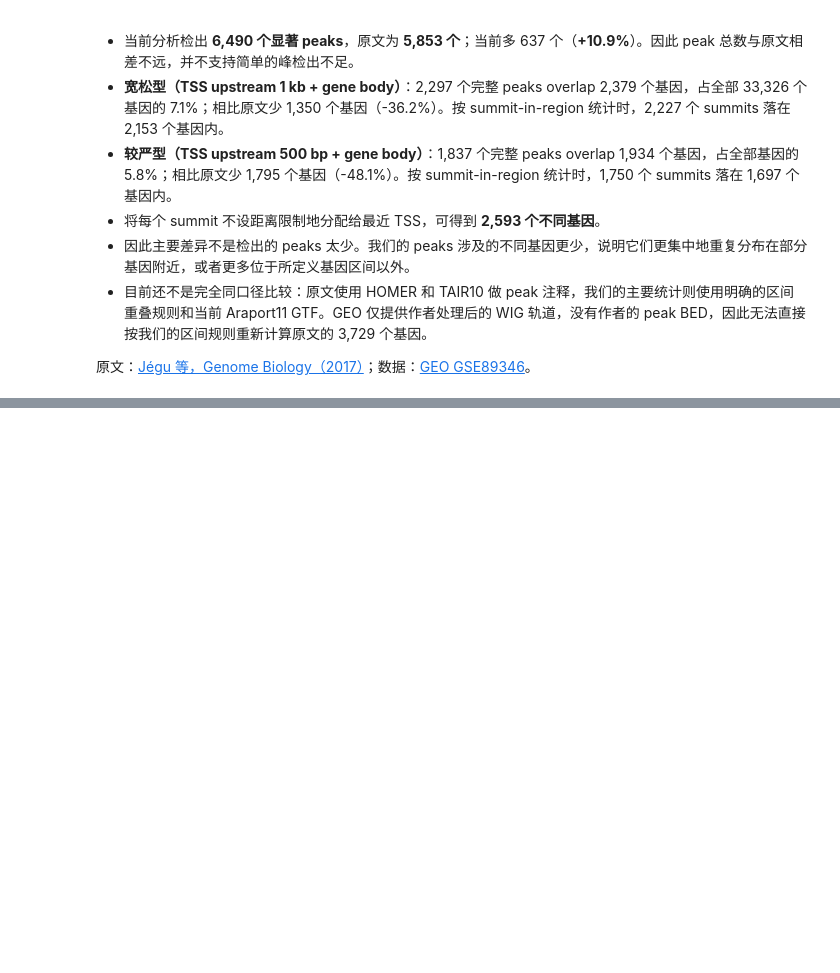
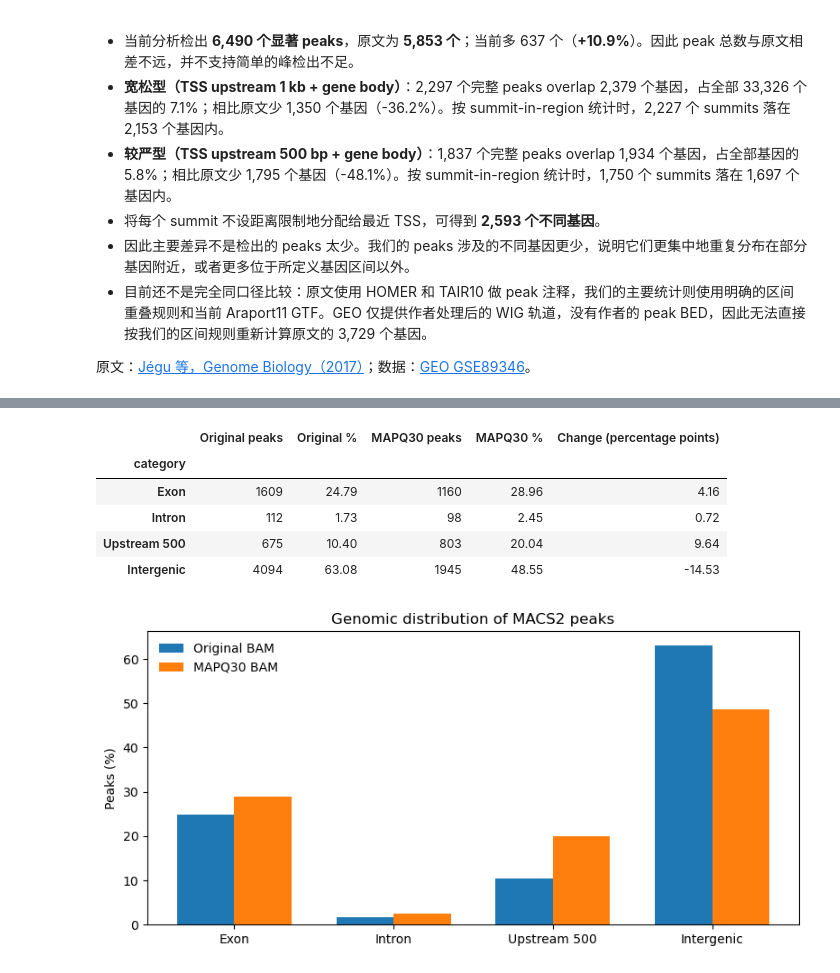
Before and after one commit to pengyfCR7/BAF60_ChIPseq_downstream_analyse_notebooks, a Jupyter notebook: inspect_BAF60_matrix.ipynb, the cells around one changed output, grey strips where cells are left out. Saved outputs shown, nothing was run; the diff lists cells and outputs as text; code cells hidden in the pictures; blank space fills up the shorter version.

Commit message:
Compare BAF60 peaks after MAPQ30 filtering

```diff
--- a/inspect_BAF60_matrix.ipynb
+++ b/inspect_BAF60_matrix.ipynb
@@ -300,0 +305,38 @@ print(f'较严型完整 peak 涉及基因数相对原文：{strict_peak_genes -
+# %%
+filtered_peak_path = Path('/data1/home/zhangzhhui03/workspace/projects/SWP73B/ChIP_ATAC_MNase_PRJNA351855/results/chip_workflow_unique_mapq30/macs2/BAF60/BAF60_peaks.narrowPeak')
+filtered_summit_path = filtered_peak_path.with_name('BAF60_summits.bed')
+filtered_peaks = pd.read_csv(filtered_peak_path, sep='\t', header=None, usecols=[0, 1, 2],
+                              names=['chrom', 'start', 'end'])
+filtered_summits = pd.read_csv(filtered_summit_path, sep='\t', header=None, usecols=[0, 1, 2],
+                                names=['chrom', 'start', 'end'])
+filtered_peaks['category'] = [categories[int(genome_label[c][s:e].min())]
+                              for c, s, e in filtered_peaks.itertuples(index=False, name=None)]
+
+original_counts = peaks['category'].value_counts().reindex(categories, fill_value=0)
+filtered_counts = filtered_peaks['category'].value_counts().reindex(categories, fill_value=0)
+category_comparison = pd.DataFrame({
+    'Original peaks': original_counts,
+    'Original %': original_counts / len(peaks) * 100,
+    'MAPQ30 peaks': filtered_counts,
+    'MAPQ30 %': filtered_counts / len(filtered_peaks) * 100
+})
+category_comparison['Change (percentage points)'] = (category_comparison['MAPQ30 %'] -
+                                                    category_comparison['Original %'])
+display(category_comparison.round(2))
+
+x = np.arange(len(categories))
+width = 0.36
+fig, ax = plt.subplots(figsize=(8, 4))
+ax.bar(x - width / 2, category_comparison['Original %'], width, label='Original BAM')
+ax.bar(x + width / 2, category_comparison['MAPQ30 %'], width, label='MAPQ30 BAM')
+ax.set(xticks=x, xticklabels=categories, ylabel='Peaks (%)', title='Genomic distribution of MACS2 peaks')
+ax.legend(frameon=False)
+plt.tight_layout()
+# %% [output]
+|  | Original peaks | Original % | MAPQ30 peaks | MAPQ30 % | Change (percentage points) |
+| category |  |  |  |  |  |
+| Exon | 1609 | 24.79 | 1160 | 28.96 | 4.16 |
+| Intron | 112 | 1.73 | 98 | 2.45 | 0.72 |
+| Upstream 500 | 675 | 10.40 | 803 | 20.04 | 9.64 |
+| Intergenic | 4094 | 63.08 | 1945 | 48.55 | -14.53 |
+[figure, added]
```
Also changed, not shown: parts of 4 cells of this notebook.
